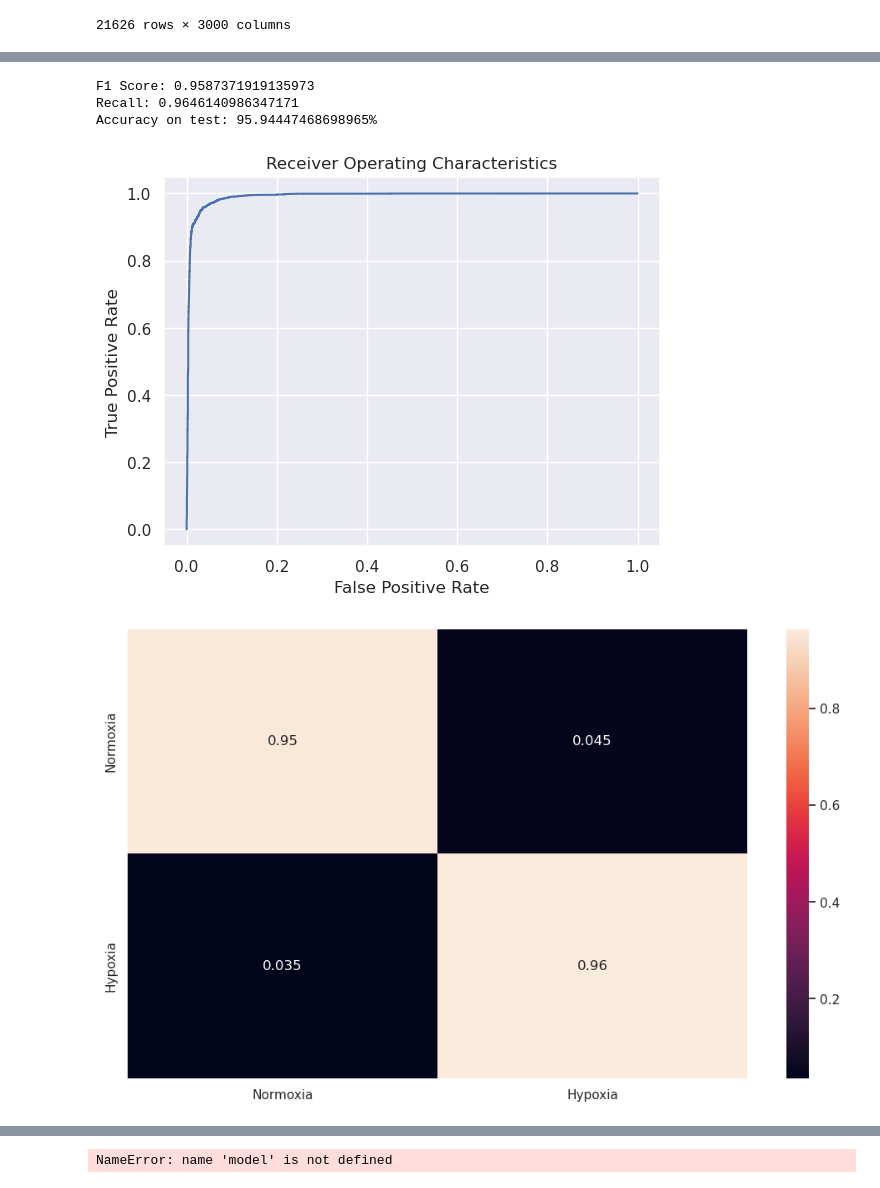
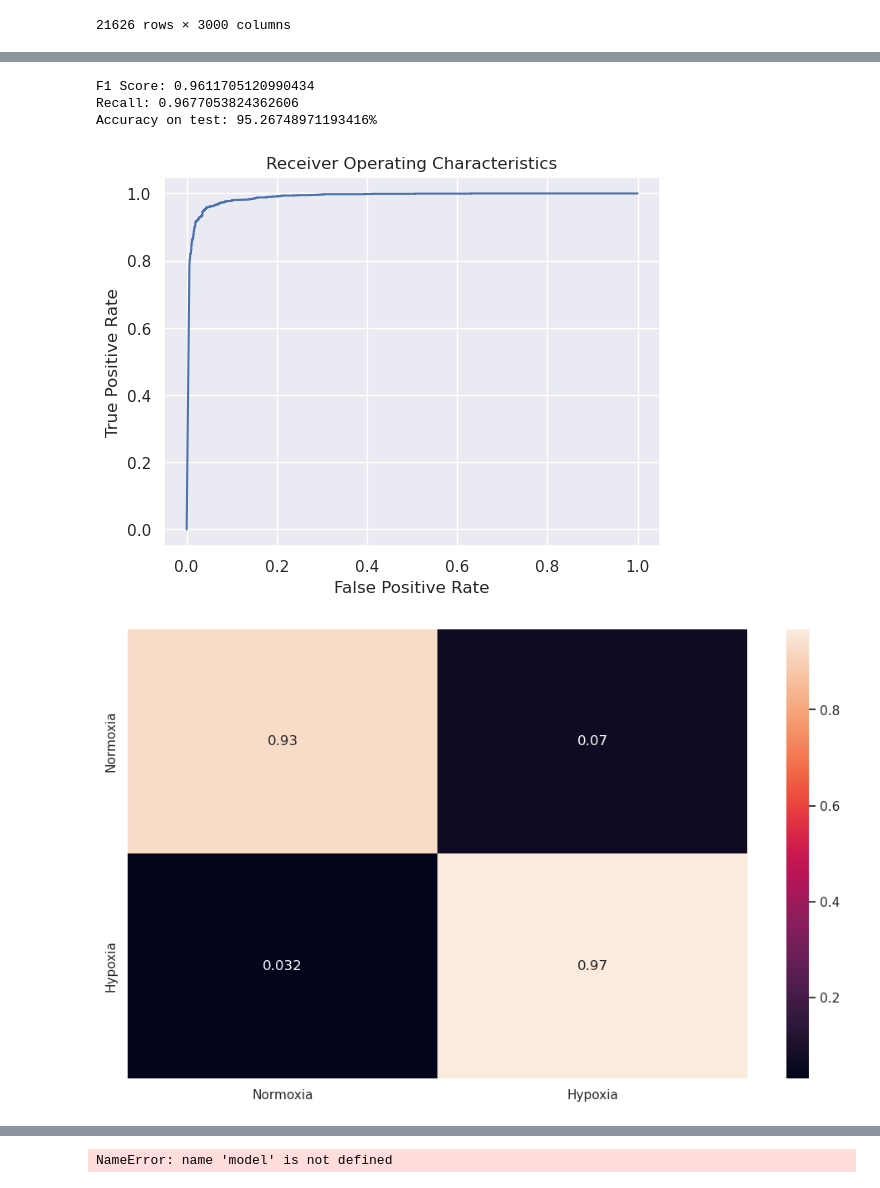
Before and after one commit to AliEmreSenel/BAIAILabProject2024, a Jupyter notebook: alliNNKAN.ipynb, the cells around one changed output, grey strips where cells are left out. Saved outputs shown, nothing was run; the diff lists cells and outputs as text; code cells hidden in the pictures.

```diff
--- a/alliNNKAN.ipynb
+++ b/alliNNKAN.ipynb
@@ -436,7 +433,9 @@ class NNClassifier(nn.Module):
         super(NNClassifier, self).__init__()
 
         self.layers = nn.Sequential(
-            KANLinear(in_size, 1))
+            KANLinear(in_size, H1),
+            nn.Dropout(0.5),
+            KANLinear(H1, 1))
 
     def forward(self, x):
         return self.layers(x)
@@ -531,13 +530,15 @@ def measure_model(model, data_loader):
     print("Recall:", recall)
     print(f'Accuracy on test: {accuracy * 100}%')
 # %%
-input_size = df_all.shape[1]
+input_size = 3000
 learning_rate = 1e-2
 
-hidden_size = 16
-hidden_size1 = 32
-hidden_size2 = 16
+hidden_size = 1024
+hidden_size1 = 512
+hidden_size2 = 256
 
 test_amount = 0.2
 # %%
 df_train, df_test = train_test_split(df_all, test_size=test_amount, stratify=df_all.index.isin(df_all_norm_idx))
+df_train = df_train.replace(-1, None)
+df_test = df_test.replace(-1, None)
@@ -567,3 +560,18 @@ test_loader_drop = DataLoader(dataset_test_drop, batch_size=64, shuffle=True)
+# %%
+df_test_smart_mcf = df_test[[(i in df_smart_idx) and (i in df_MCF7_idx) for i in df_test.index]].dropna(axis=1).astype(np.int32)
+df_test_smart_hcc = df_test[[(i in df_smart_idx) and (i not in df_MCF7_idx) for i in df_test.index]].dropna(axis=1).astype(np.int32)
+df_test_drop_mcf = df_test[[(i not in df_smart_idx) and (i in df_MCF7_idx) for i in df_test.index]].dropna(axis=1).astype(np.int32)
+df_test_drop_hcc = df_test[[(i not in df_smart_idx) and (i not in df_MCF7_idx) for i in df_test.index]].dropna(axis=1).astype(np.int32)
+
+dataset_test_smart_mcf = NNDataset(df_test_smart_mcf, df_all_norm_idx)
+dataset_test_smart_hcc = NNDataset(df_test_smart_hcc, df_all_norm_idx)
+dataset_test_drop_mcf = NNDataset(df_test_drop_mcf, df_all_norm_idx)
+dataset_test_drop_hcc = NNDataset(df_test_drop_hcc, df_all_norm_idx)
+
+test_loader_smart_mcf = DataLoader(dataset_test_smart_mcf, batch_size=32, shuffle=True)
+test_loader_smart_hcc = DataLoader(dataset_test_smart_hcc, batch_size=32, shuffle=True)
+test_loader_drop_mcf = DataLoader(dataset_test_drop_mcf, batch_size=128, shuffle=True)
+test_loader_drop_hcc = DataLoader(dataset_test_drop_hcc, batch_size=128, shuffle=True)
 # %%
 # Define the model
 model = NNClassifier(input_size, hidden_size, hidden_size1, hidden_size2).to(device)
@@ -690,12 +707,12 @@ NNClassifier(
   )
 )
 # %%
-measure_model(model, test_loader)
+measure_model(model, test_loader_drop_hcc)
 # %% [output]
-F1 Score: 0.9587371919135973
-Recall: 0.9646140986347171
-Accuracy on test: 95.94447468698965%
+F1 Score: 0.9611705120990434
+Recall: 0.9677053824362606
+Accuracy on test: 95.26748971193416%
-[figure, old version]
+[figure, new version]
 [figure]
 # %%
 measure_model(model, test_loader_smart)
```
Also changed, not shown: parts of 11 cells of this notebook, 2 other files.
